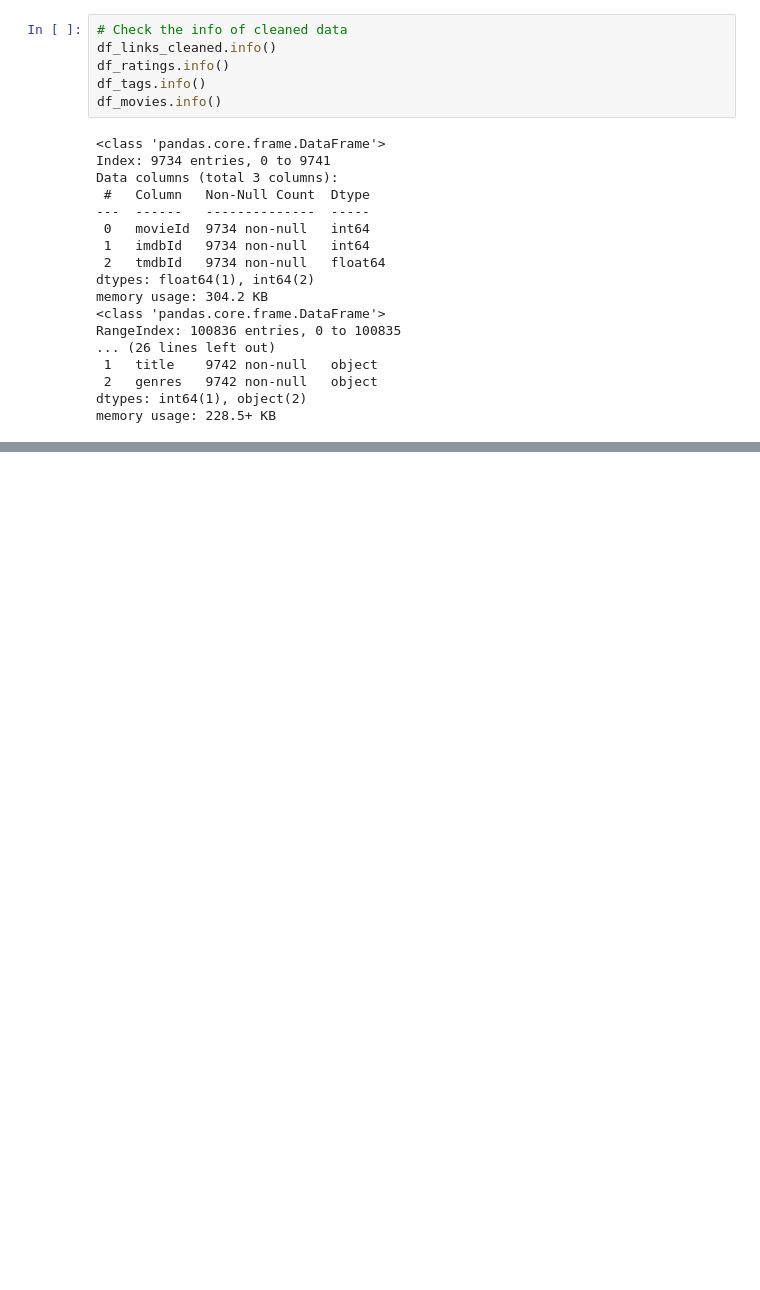
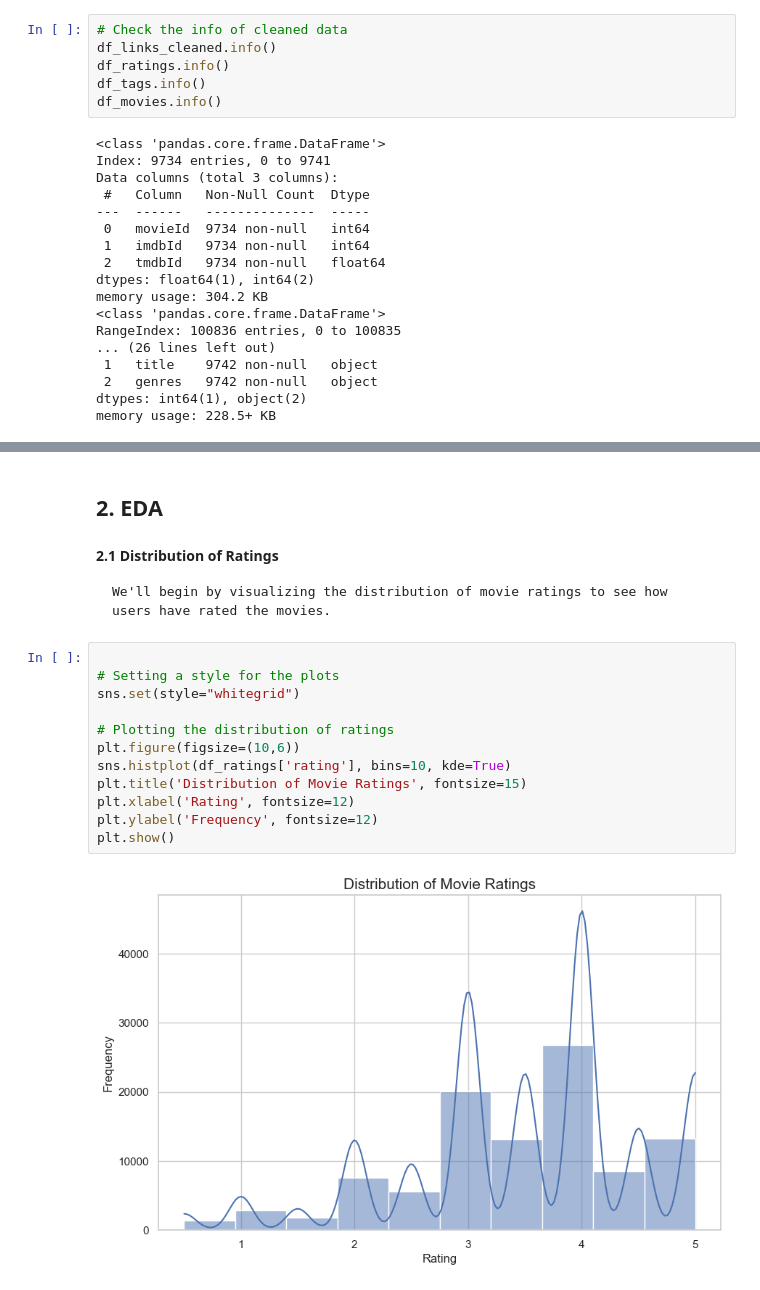
Before and after one commit to DavidGathimbaM/Movie_Recommendation_System, a Jupyter notebook: Victor.ipynb, the cells around one changed output, grey strips where cells are left out. Drawn from its saved outputs; the diff is of its cells as text; blank space fills up the shorter version.

Commit message:
Distribution of Ratings

```diff
--- a/Victor.ipynb
+++ b/Victor.ipynb
@@ -269,0 +282,20 @@ memory usage: 228.5+ KB
+# %% [markdown]
+## **2. EDA**
+# %% [markdown]
+**2.1 Distribution of Ratings**
+
+    We'll begin by visualizing the distribution of movie ratings to see how users have rated the movies.
+# %%
+
+# Setting a style for the plots
+sns.set(style="whitegrid")
+
+# Plotting the distribution of ratings
+plt.figure(figsize=(10,6))
+sns.histplot(df_ratings['rating'], bins=10, kde=True)
+plt.title('Distribution of Movie Ratings', fontsize=15)
+plt.xlabel('Rating', fontsize=12)
+plt.ylabel('Frequency', fontsize=12)
+plt.show()
+# %% [output]
+[figure, added]
```
Also changed, not shown: parts of 2 cells of this notebook.
